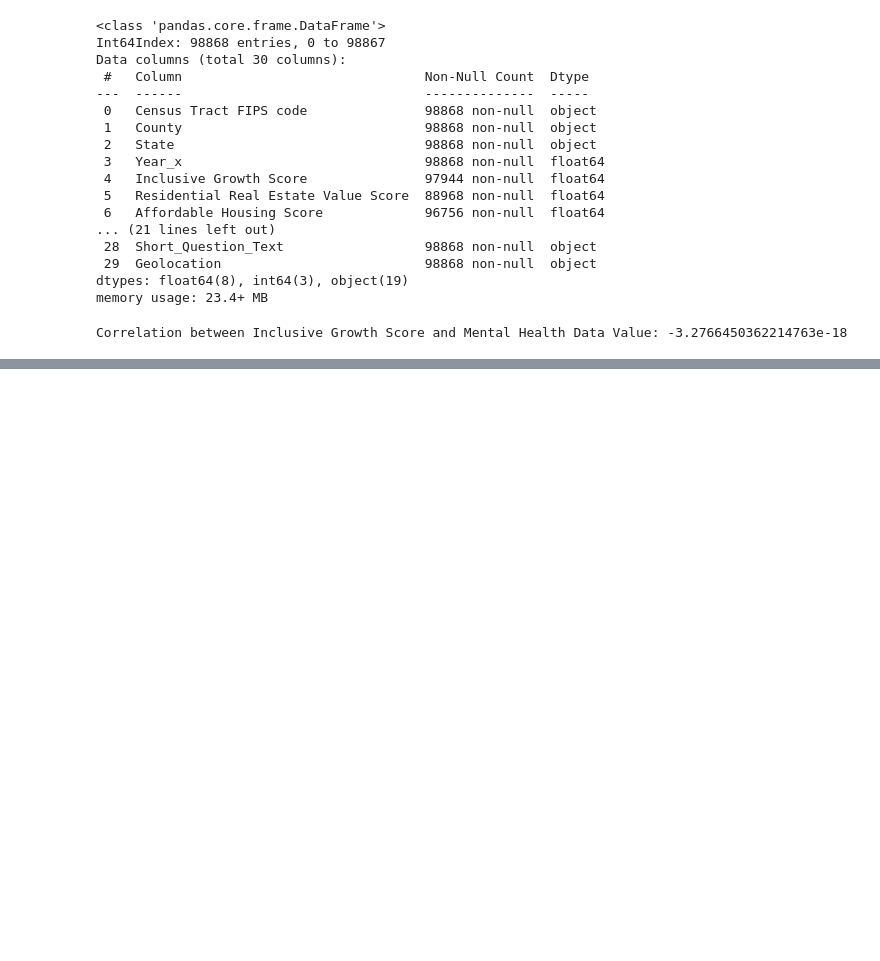
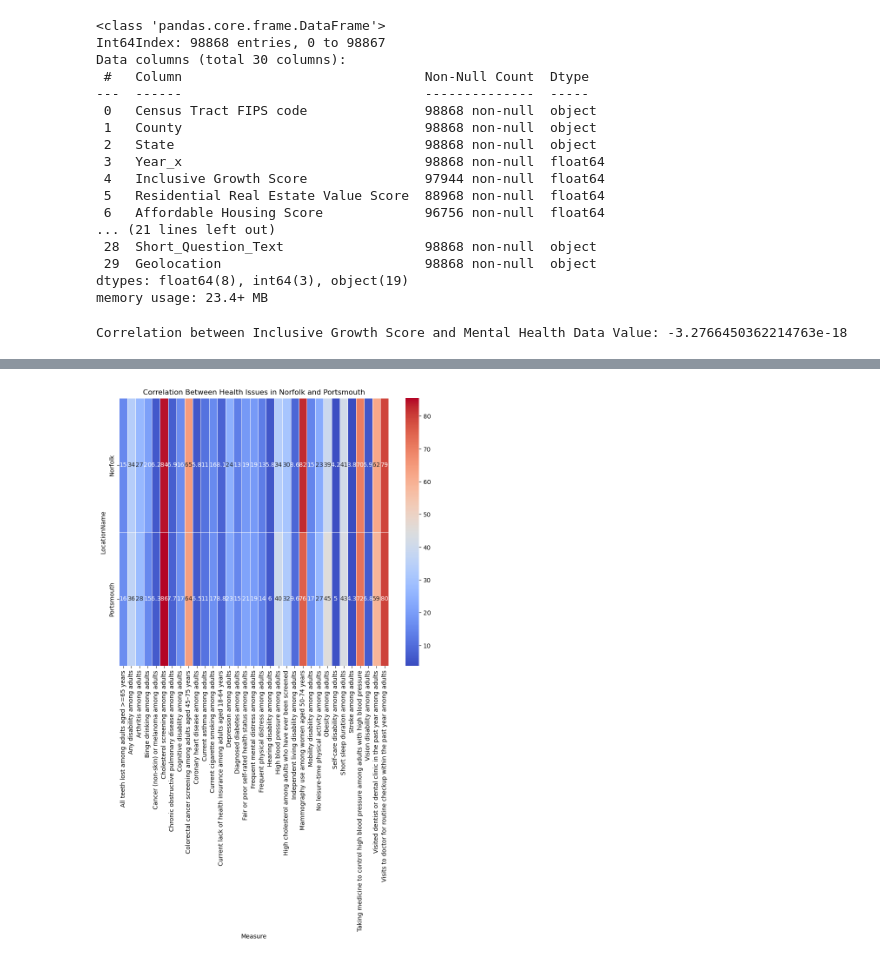
Before and after one commit to coreen-mullen/VikingStorm, a Jupyter notebook: VIKINGSTORM.ipynb, the cells around one changed output, grey strips where cells are left out. Drawn from its saved outputs; the diff is of its cells as text; code cells hidden in the pictures; blank space fills up the shorter version.

```diff
--- a/VIKINGSTORM.ipynb
+++ b/VIKINGSTORM.ipynb
@@ -245,3 +245,15 @@ correlation = merged_data['Inclusive Growth Score'].corr(merged_data['Data_Value
 print(f"Correlation between Inclusive Growth Score and Mental Health Data Value: {correlation}")
 # %% [output]
 Correlation between Inclusive Growth Score and Mental Health Data Value: -3.2766450362214763e-18
+# %%
+# Group by LocationName and Measure, then aggregate by mean
+aggregated_data = Va_data.groupby(['LocationName', 'Measure']).agg({'Data_Value': 'mean'}).reset_index()
+
+# Pivot the data after aggregation
+pivoted_data = aggregated_data.pivot(index='LocationName', columns='Measure', values='Data_Value')
+
+# Filter for Norfolk and Portsmouth
+filtered_data = pivoted_data.loc[['Norfolk', 'Portsmouth']]
+
+# Display the filtered data
+print(filtered_data)
@@ -247,0 +278,7 @@ Correlation between Inclusive Growth Score and Mental Health Data Value: -3.2766
+# %%
+plt.figure(figsize=(10, 8))
+sns.heatmap(filtered_data, annot=True, cmap='coolwarm', linewidths=0.5)
+plt.title('Correlation Between Health Issues in Norfolk and Portsmouth')
+plt.show()
+# %% [output]
+[figure, added]
```
Also changed, not shown: parts of 1 cell of this notebook.
